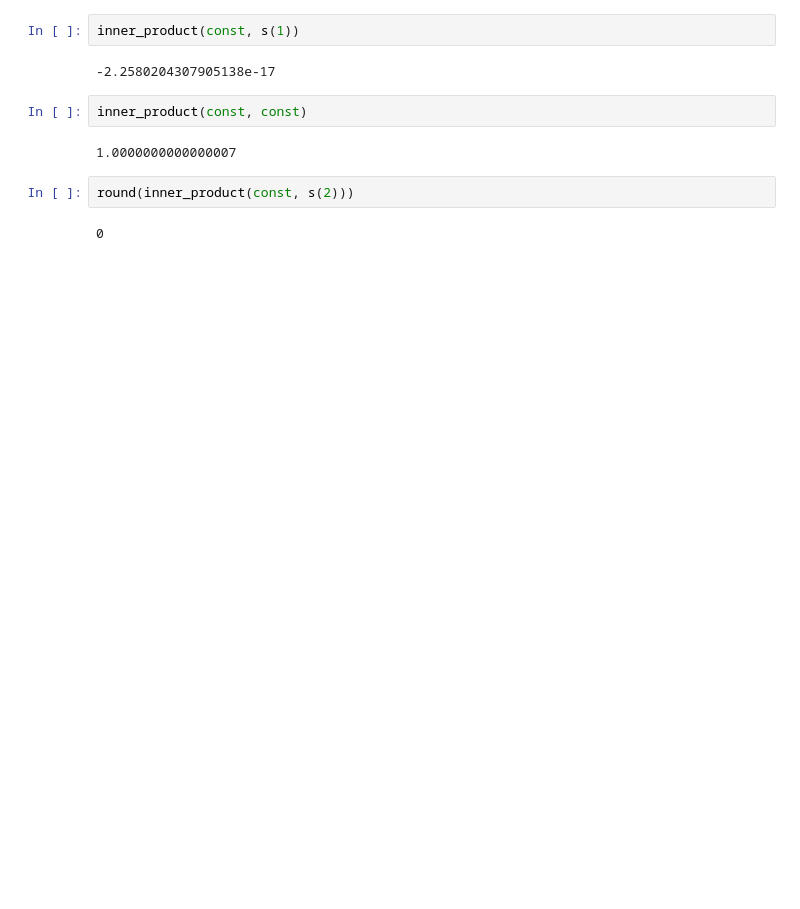
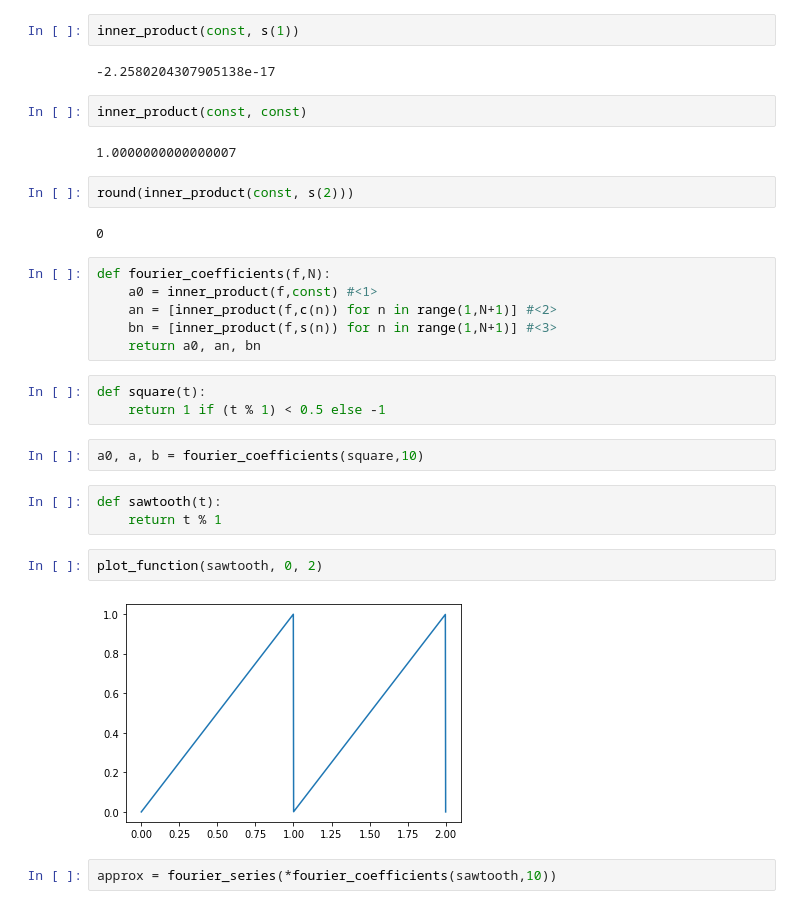
Before and after one commit to sergiovasquez122/Mathematics-for-programmers, a Jupyter notebook: chapter13.ipynb, the cells around one changed output. Saved outputs shown, nothing was run; the diff lists cells and outputs as text; blank space fills up the shorter version.

```diff
--- a/chapter13.ipynb
+++ b/chapter13.ipynb
@@ -227,3 +227,23 @@ inner_product(const, const)
 round(inner_product(const, s(2)))
 # %% [output]
 0
+# %%
+def fourier_coefficients(f,N):
+    a0 = inner_product(f,const) #<1>
+    an = [inner_product(f,c(n)) for n in range(1,N+1)] #<2>
+    bn = [inner_product(f,s(n)) for n in range(1,N+1)] #<3>
+    return a0, an, bn
+# %%
+def square(t):
+    return 1 if (t % 1) < 0.5 else -1
+# %%
+a0, a, b = fourier_coefficients(square,10)
+# %%
+def sawtooth(t):
+    return t % 1
+# %%
+plot_function(sawtooth, 0, 2)
+# %% [output]
+[figure, added]
+# %%
+approx = fourier_series(*fourier_coefficients(sawtooth,10))
```
Also changed, not shown: parts of 1 cell of this notebook.
